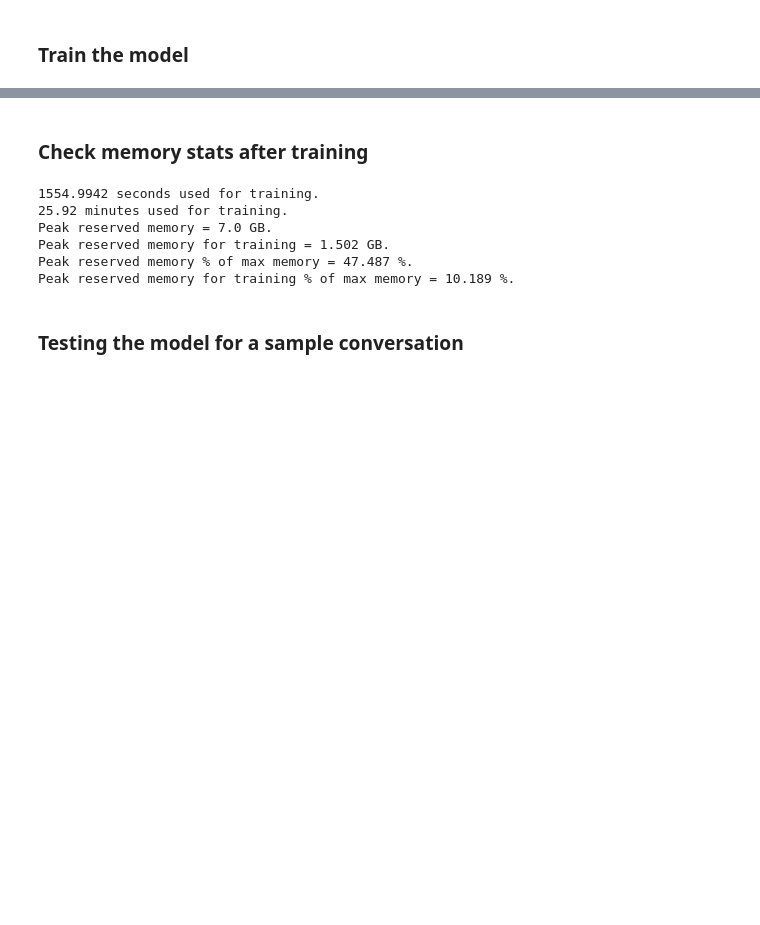
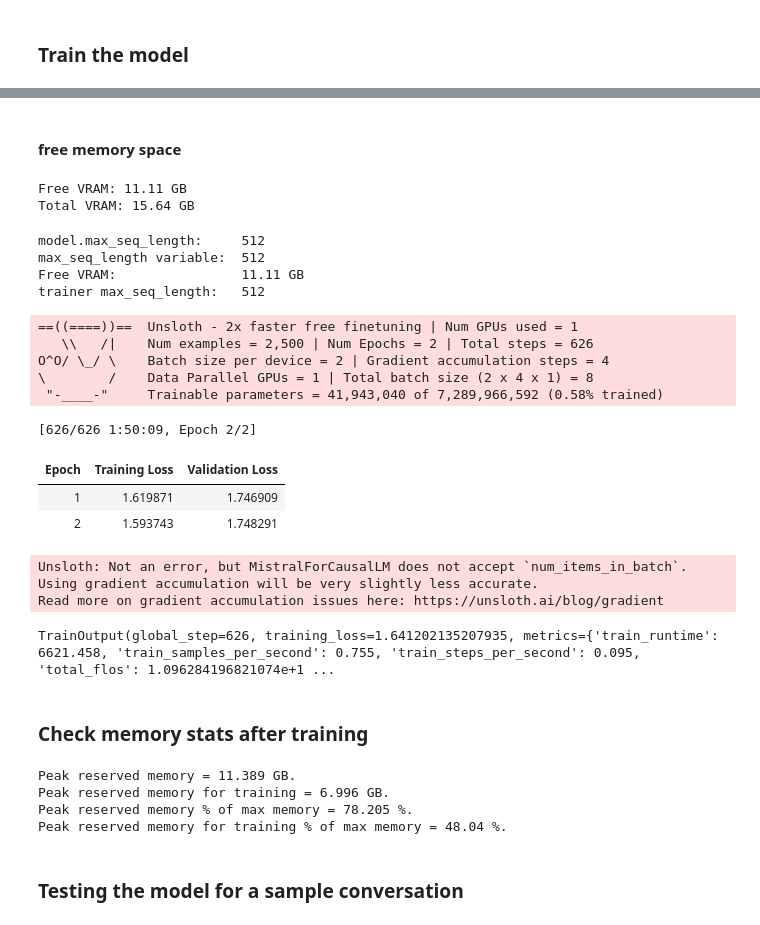
Before and after one commit to Iconic-Aman/Mistral-Pdf-Summarizer, a Jupyter notebook: mistral_fine_tuning_unsloth.ipynb, the cells around one changed output, grey strips where cells are left out. Cells and saved outputs as stored; diff of their text form; code cells hidden in the pictures; blank space fills up the shorter version.

```diff
--- a/mistral_fine_tuning_unsloth.ipynb
+++ b/mistral_fine_tuning_unsloth.ipynb
@@ -132,5 +137,5 @@ Sandra is setting into the new house; her family is happy with it. Then Sandra a
 # %%
-print(type(data))
-data=Dataset.from_pandas(data)
-print(type(data))
+print(data)
+data = data.remove_columns(["article", "highlights", "id"])
+print(data)
 # %% [output]
@@ -156,6 +183,6 @@ from unsloth import FastLanguageModel
 # %%
 import torch
-max_seq_length = 2048
+max_seq_length = 512
 dtype = None
 load_in_4bit = True  # Use 4bit quantization to reduce memory usage.
 # %% [markdown]
@@ -272,9 +346,13 @@ from trl import SFTTrainer
 trainer = SFTTrainer(
 model = model,
     tokenizer = tokenizer,
-    train_dataset = data,
+    train_dataset = data["train"],
+    eval_dataset = data["validation"],
     dataset_text_field = "text",
-    max_seq_length = max_seq_length,
+    max_seq_length = 512,
     dataset_num_proc = 2,
     args = training_arguments
 )
+
+print(f"Train samples: {len(trainer.train_dataset)}")
+print(f"Eval samples: {len(trainer.eval_dataset)}")
@@ -306,6 +368,2 @@ True
 # %% [markdown]
 ### Train the model
-# %%
-import wandb
-wandb.init(project="mistral-samsum-finetune")
-trainer_stats = trainer.train()
@@ -343,3 +370,48 @@ Unsloth: Will smartly offload gradients to save VRAM!
+# %% [markdown]
+#### free memory space
+# %%
+import torch
+import gc
+
+# Clear any cached tensors
+torch.cuda.empty_cache()
+gc.collect()
+
+# Check available memory
+print(f"Free VRAM: {torch.cuda.mem_get_info()[0] / 1e9:.2f} GB")
+print(f"Total VRAM: {torch.cuda.mem_get_info()[1] / 1e9:.2f} GB")
+# %% [output]
+Free VRAM: 11.11 GB
+Total VRAM: 15.64 GB
+# %%
+# Run this BEFORE trainer.train()
+print(f"model.max_seq_length:     {model.max_seq_length}")
+print(f"max_seq_length variable:  {max_seq_length}")
+print(f"Free VRAM:                {torch.cuda.mem_get_info()[0] / 1e9:.2f} GB")
+
+# Check trainer internals
+print(f"trainer max_seq_length:   {trainer.args.max_seq_length if hasattr(trainer.args, 'max_seq_length') else 'not set'}")
+# %% [output]
+model.max_seq_length:     512
+max_seq_length variable:  512
+Free VRAM:                11.11 GB
+trainer max_seq_length:   512
+# %%
+trainer.train()
+# %% [output]
+==((====))==  Unsloth - 2x faster free finetuning | Num GPUs used = 1
+   \\   /|    Num examples = 2,500 | Num Epochs = 2 | Total steps = 626
+O^O/ \_/ \    Batch size per device = 2 | Gradient accumulation steps = 4
+\        /    Data Parallel GPUs = 1 | Total batch size (2 x 4 x 1) = 8
+ "-____-"     Trainable parameters = 41,943,040 of 7,289,966,592 (0.58% trained)
+[626/626 1:50:09, Epoch 2/2]
+| Epoch | Training Loss | Validation Loss |
+| 1 | 1.619871 | 1.746909 |
+| 2 | 1.593743 | 1.748291 |
+Unsloth: Not an error, but MistralForCausalLM does not accept `num_items_in_batch`.
+Using gradient accumulation will be very slightly less accurate.
+Read more on gradient accumulation issues here: https://unsloth.ai/blog/gradient
+TrainOutput(global_step=626, training_loss=1.641202135207935, metrics={'train_runtime': 6621.458, 'train_samples_per_second': 0.755, 'train_steps_per_second': 0.095, 'total_flos': 1.096284196821074e+1 ...
 # %% [markdown]
 ### Check memory stats after training
 # %%
@@ -349,18 +421,16 @@ used_memory = round(torch.cuda.max_memory_reserved() / 1024 / 1024 / 1024, 3)
 used_memory_for_lora = round(used_memory - start_gpu_memory, 3)
 used_percentage = round(used_memory         /max_memory*100, 3)
 lora_percentage = round(used_memory_for_lora/max_memory*100, 3)
-print(f"{trainer_stats.metrics['train_runtime']} seconds used for training.")
-print(f"{round(trainer_stats.metrics['train_runtime']/60, 2)} minutes used for training.")
+# print(f"{trainer_stats.metrics['train_runtime']} seconds used for training.")
+# print(f"{round(trainer_stats.metrics['train_runtime']/60, 2)} minutes used for training.")
 print(f"Peak reserved memory = {used_memory} GB.")
 print(f"Peak reserved memory for training = {used_memory_for_lora} GB.")
 print(f"Peak reserved memory % of max memory = {used_percentage} %.")
 print(f"Peak reserved memory for training % of max memory = {lora_percentage} %.")
 # %% [output]
-1554.9942 seconds used for training.
-25.92 minutes used for training.
-Peak reserved memory = 7.0 GB.
-Peak reserved memory for training = 1.502 GB.
-Peak reserved memory % of max memory = 47.487 %.
-Peak reserved memory for training % of max memory = 10.189 %.
+Peak reserved memory = 11.389 GB.
+Peak reserved memory for training = 6.996 GB.
+Peak reserved memory % of max memory = 78.205 %.
+Peak reserved memory for training % of max memory = 48.04 %.
 # %% [markdown]
 ### Testing the model for a sample conversation
```
Also changed, not shown: parts of 37 cells of this notebook, 5 other files.
